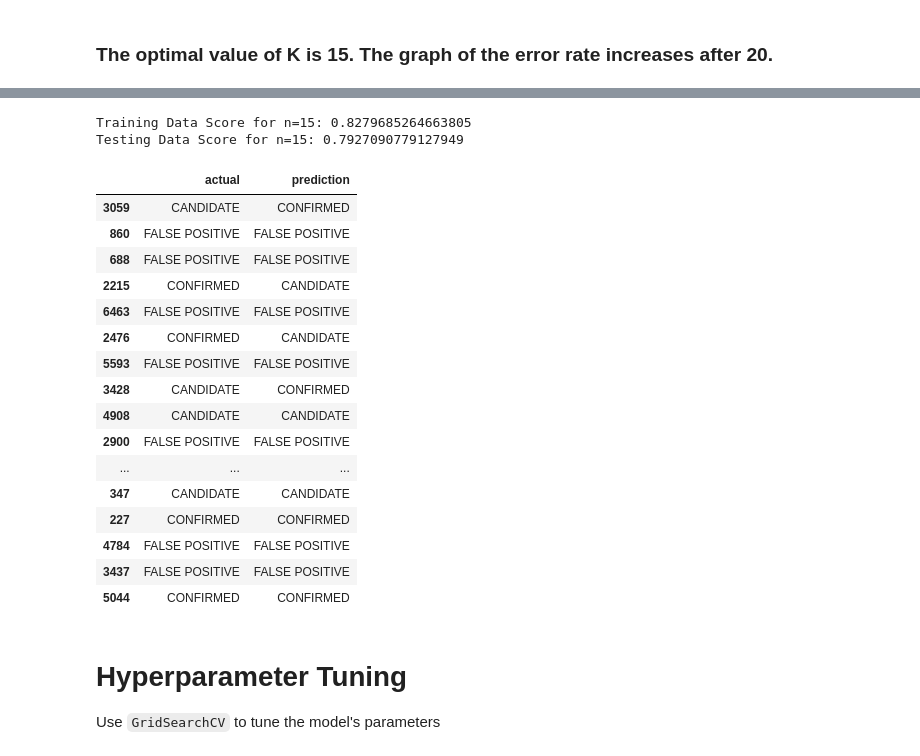
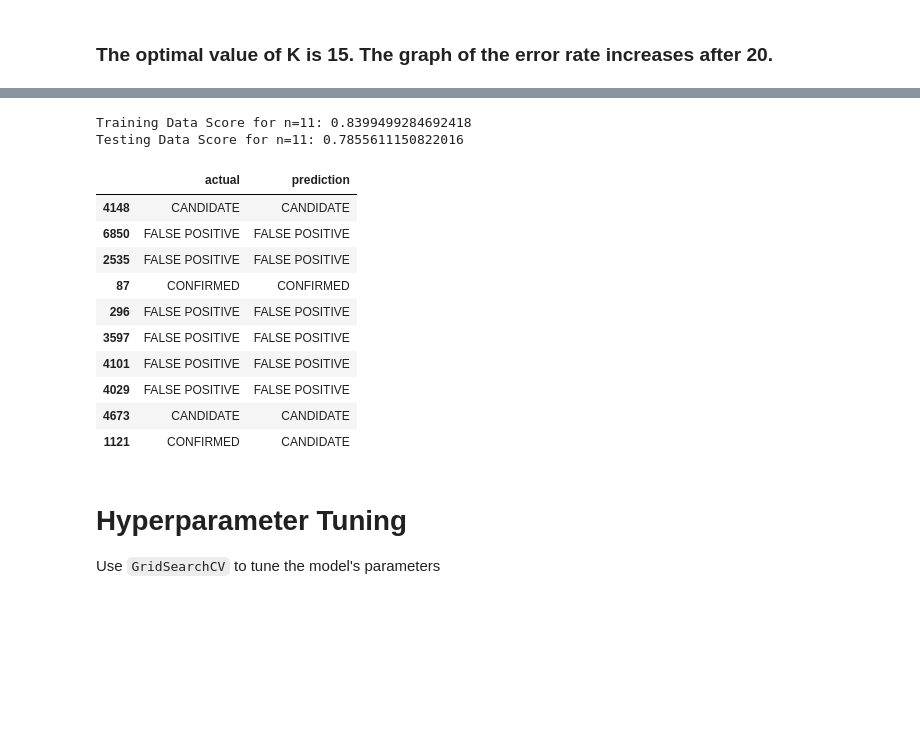
Before and after one commit to ZiboZhao0804/machine-learning-challenge, a Jupyter notebook: model_KNN.ipynb, the cells around one changed output, grey strips where cells are left out. Cells and saved outputs as stored; diff of their text form; code cells hidden in the pictures; blank space fills up the shorter version.

```diff
--- a/model_KNN.ipynb
+++ b/model_KNN.ipynb
@@ -156,32 +156,26 @@ plt.show()
 # %%
-knn = KNeighborsClassifier(n_neighbors = 15)
+knn = KNeighborsClassifier(n_neighbors = 11)
 knn.fit(X_train_scaled,y_train)
-print(f"Training Data Score for n=15: {knn.score(X_train_scaled, y_train)}")
-print(f"Testing Data Score for n=15: {knn.score(X_test_scaled, y_test)}")
+print(f"Training Data Score for n=11: {knn.score(X_train_scaled, y_train)}")
+print(f"Testing Data Score for n=11: {knn.score(X_test_scaled, y_test)}")
 # %% [output]
-Training Data Score for n=15: 0.8279685264663805
-Testing Data Score for n=15: 0.7927090779127949
+Training Data Score for n=11: 0.8399499284692418
+Testing Data Score for n=11: 0.7855611150822016
 # %%
 predictions = knn.predict(X_test_scaled)
-pd.DataFrame({"actual":y_test,"prediction":predictions},columns = ["actual","prediction"]).head(20)
+pd.DataFrame({"actual":y_test,"prediction":predictions},columns = ["actual","prediction"]).head(10)
 # %% [output]
 |  | actual | prediction |
-| 3059 | CANDIDATE | CONFIRMED |
-| 860 | FALSE POSITIVE | FALSE POSITIVE |
-| 688 | FALSE POSITIVE | FALSE POSITIVE |
-| 2215 | CONFIRMED | CANDIDATE |
-| 6463 | FALSE POSITIVE | FALSE POSITIVE |
-| 2476 | CONFIRMED | CANDIDATE |
-| 5593 | FALSE POSITIVE | FALSE POSITIVE |
-| 3428 | CANDIDATE | CONFIRMED |
-| 4908 | CANDIDATE | CANDIDATE |
-| 2900 | FALSE POSITIVE | FALSE POSITIVE |
-| ... | ... | ... |
-| 347 | CANDIDATE | CANDIDATE |
-| 227 | CONFIRMED | CONFIRMED |
-| 4784 | FALSE POSITIVE | FALSE POSITIVE |
-| 3437 | FALSE POSITIVE | FALSE POSITIVE |
-| 5044 | CONFIRMED | CONFIRMED |
+| 4148 | CANDIDATE | CANDIDATE |
+| 6850 | FALSE POSITIVE | FALSE POSITIVE |
+| 2535 | FALSE POSITIVE | FALSE POSITIVE |
+| 87 | CONFIRMED | CONFIRMED |
+| 296 | FALSE POSITIVE | FALSE POSITIVE |
+| 3597 | FALSE POSITIVE | FALSE POSITIVE |
+| 4101 | FALSE POSITIVE | FALSE POSITIVE |
+| 4029 | FALSE POSITIVE | FALSE POSITIVE |
+| 4673 | CANDIDATE | CANDIDATE |
+| 1121 | CONFIRMED | CANDIDATE |
 # %% [markdown]
 # Hyperparameter Tuning
 
```
Also changed, not shown: parts of 4 cells of this notebook.
